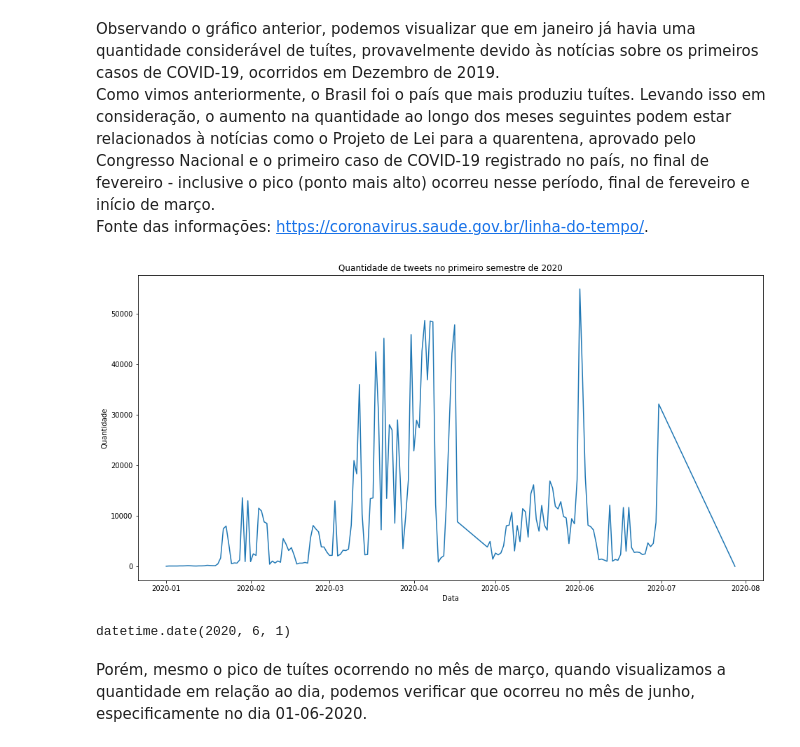
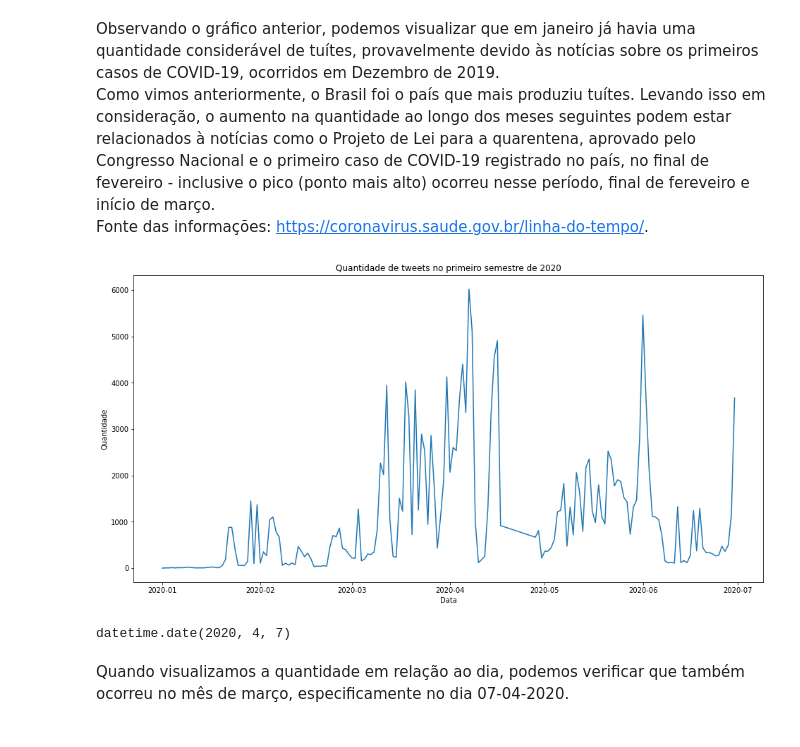
Before and after one commit to patricktapajos/covid19tweets, a Jupyter notebook: covid19_tweets.ipynb, the cells around one changed output. Cells and saved outputs as stored; diff of their text form; code cells hidden in the pictures.

```diff
--- a/covid19_tweets.ipynb
+++ b/covid19_tweets.ipynb
@@ -171,0 +165,12 @@ gen_img_word_cloud(raw_data['texto']);
+# %%
+# import nltk.data
+# tokenizer = nltk.data.load('tokenizers/punkt/PY3/portuguese.pickle')
+# tokenizer.tokenize(text)
+
+# Extraindo somente as perguntas dentro do texto
+
+from nltk.tokenize import sent_tokenize
+from re import search
+
+duvidas_db['perguntas'] = duvidas_db['texto'].apply(lambda d: [(q) for q in sent_tokenize(d, language='portuguese') if search("[\+?]", q)])
+duvidas_db
@@ -190,23 +213,23 @@ Fonte das informações: https://coronavirus.saude.gov.br/linha-do-tempo/.
 <br>
 # %%
 # Quantidade de tweets por dias (sem contar a hora, minuto e segundo)
-df_date = raw_data.groupby(pd.to_datetime(raw_data['data']).dt.date)['data'].count()
+df_date = duvidas_db.groupby(pd.to_datetime(duvidas_db['data']).dt.date)['data'].count()
 df_date
 plt.figure(figsize=(16,8))
 plt.title('Quantidade de tweets no primeiro semestre de 2020')
 plt.plot(df_date)
 plt.xlabel("Data")
 plt.ylabel("Quantidade")
 plt.show()
 # %% [output]
-[figure, old version]
+[figure, new version]
 # %%
-maxdf = raw_data.groupby(pd.to_datetime(raw_data['data']).dt.date)['data'].count()
+maxdf = duvidas_db.groupby(pd.to_datetime(duvidas_db['data']).dt.date)['data'].count()
 maxdf.idxmax()
 # %% [output]
-datetime.date(2020, 6, 1)
+datetime.date(2020, 4, 7)
 # %% [markdown]
-Porém, mesmo o pico de tuítes ocorrendo no mês de março, quando visualizamos a quantidade em relação ao dia, podemos verificar que ocorreu no mês de junho, especificamente no dia 01-06-2020.
+Quando visualizamos a quantidade em relação ao dia, podemos verificar que também ocorreu no mês de março, especificamente no dia 07-04-2020.
 # %%
 # Quantidade de tweets por lugar
 
```
Also changed, not shown: parts of 27 cells of this notebook.
